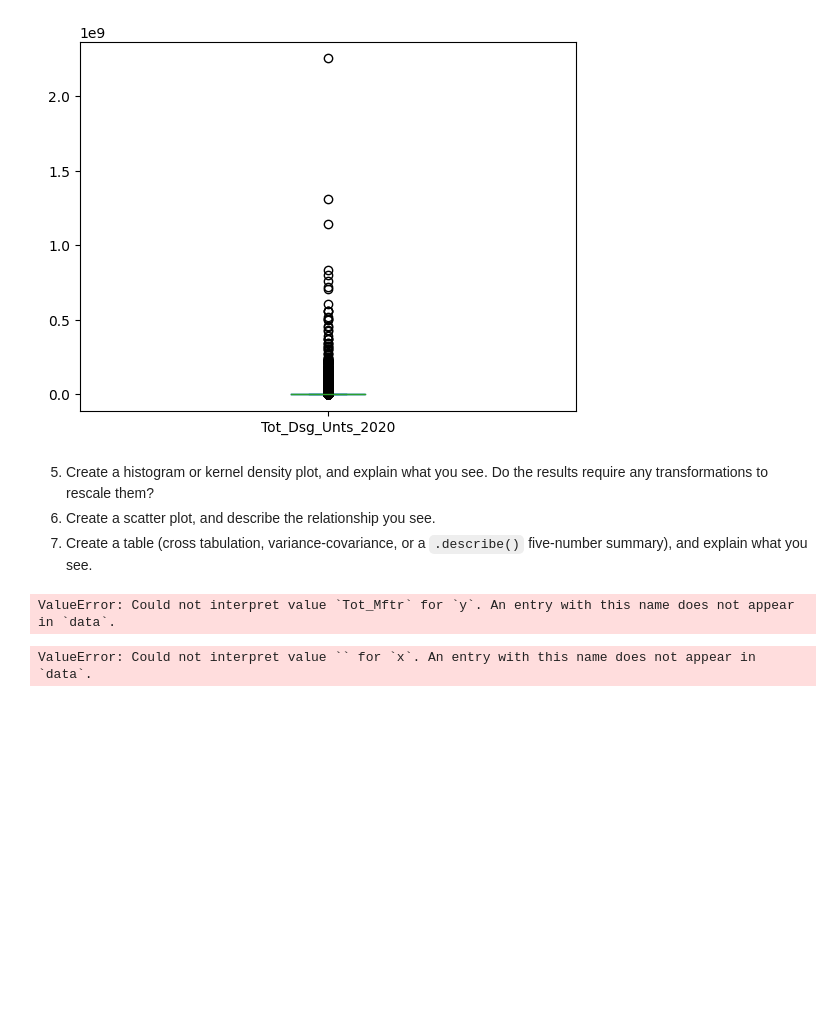
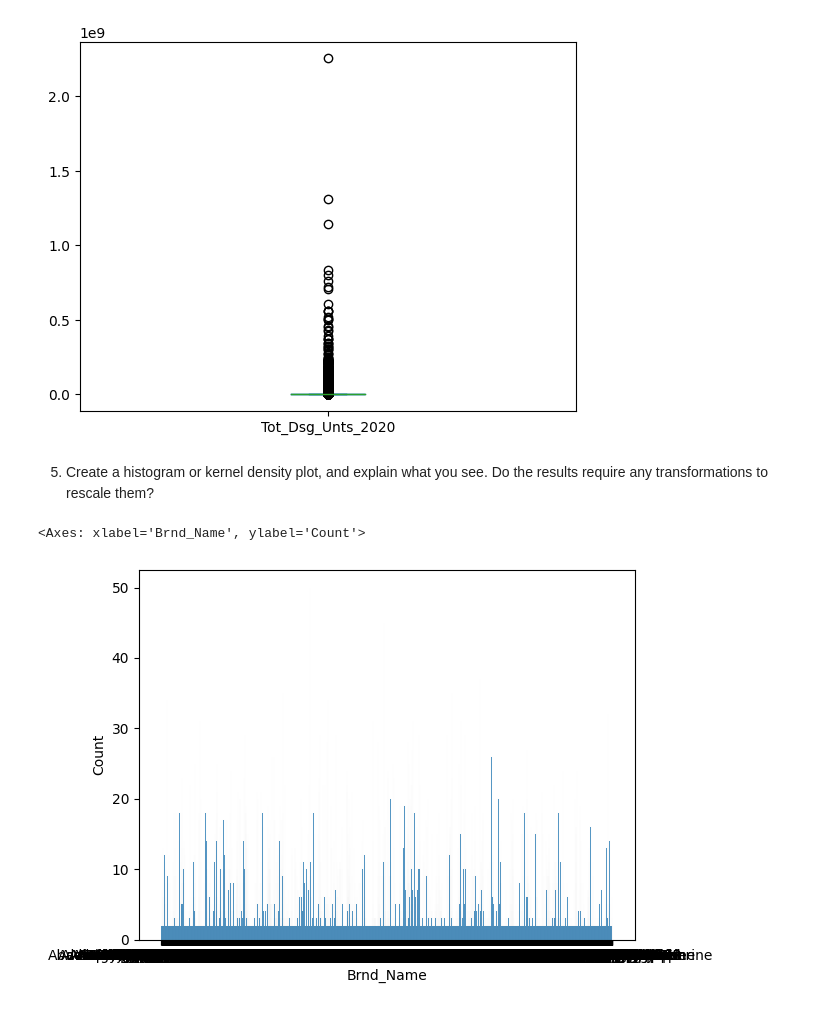
Before and after one commit to brithoang1/visualization, a Jupyter notebook: assignment/assignment.ipynb, the cells around one changed output. Cells and saved outputs as stored; diff of their text form; code cells hidden in the pictures; blank space fills up the shorter version.

```diff
--- a/assignment/assignment.ipynb
+++ b/assignment/assignment.ipynb
@@ -351,13 +351,8 @@ df2['Tot_Dsg_Unts_2020'].plot.box()
 [figure]
 # %% [markdown]
 5. Create a histogram or kernel density plot, and explain what you see. Do the results require any transformations to rescale them?
-7. Create a scatter plot, and describe the relationship you see.
-8. Create a table (cross tabulation, variance-covariance, or a `.describe()` five-number summary), and explain what you see.
-# %%
-sns.scatterplot(data=df,x='',y='')
-# %% [output]
-ValueError: Could not interpret value `Tot_Mftr` for `y`. An entry with this name does not appear in `data`.
 # %%
-sns.kdeplot(data=df2,x='',hue='')
+sns.histplot(df2['Brnd_Name'])
 # %% [output]
-ValueError: Could not interpret value `` for `x`. An entry with this name does not appear in `data`.
+<Axes: xlabel='Brnd_Name', ylabel='Count'>
+[figure, added]
```
Also changed, not shown: parts of 7 cells of this notebook.
